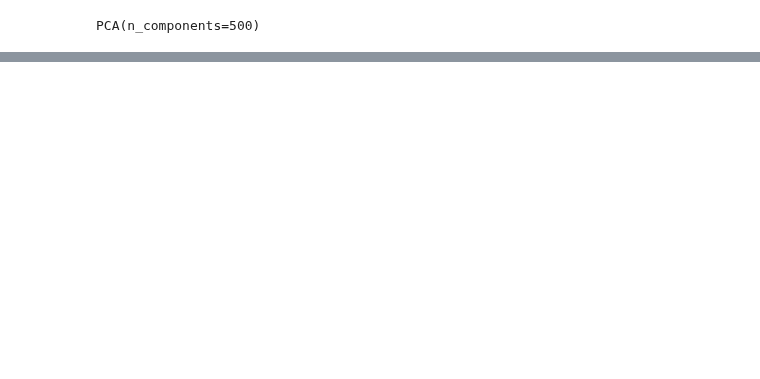
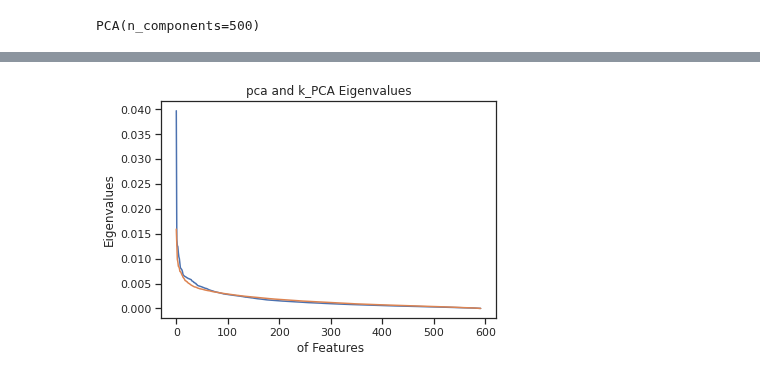
Before and after one commit to ehtisham-Fazal/ACP_KSRC, a Jupyter notebook: new_results_ACP_SRC_740_Python_.ipynb, the cells around one changed output, grey strips where cells are left out. Drawn from its saved outputs; the diff is of its cells as text; code cells hidden in the pictures; blank space fills up the shorter version.

```diff
--- a/new_results_ACP_SRC_740_Python_.ipynb
+++ b/new_results_ACP_SRC_740_Python_.ipynb
@@ -431,0 +489,11 @@ X_train.shape
+# %%
+p_explained_variance_ratio = explained_variance_1 / numpy.sum(explained_variance_1)
+k_explained_variance_ratio = explained_variance / numpy.sum(explained_variance)
+plt.plot(k_explained_variance_ratio)
+plt.plot(p_explained_variance_ratio)
+plt.ylabel('Eigenvalues')
+plt.xlabel(' of Features')
+plt.title('pca and k_PCA Eigenvalues')
+plt.show()
+# %% [output]
+[figure, added]
```
Also changed, not shown: parts of 22 cells of this notebook.
